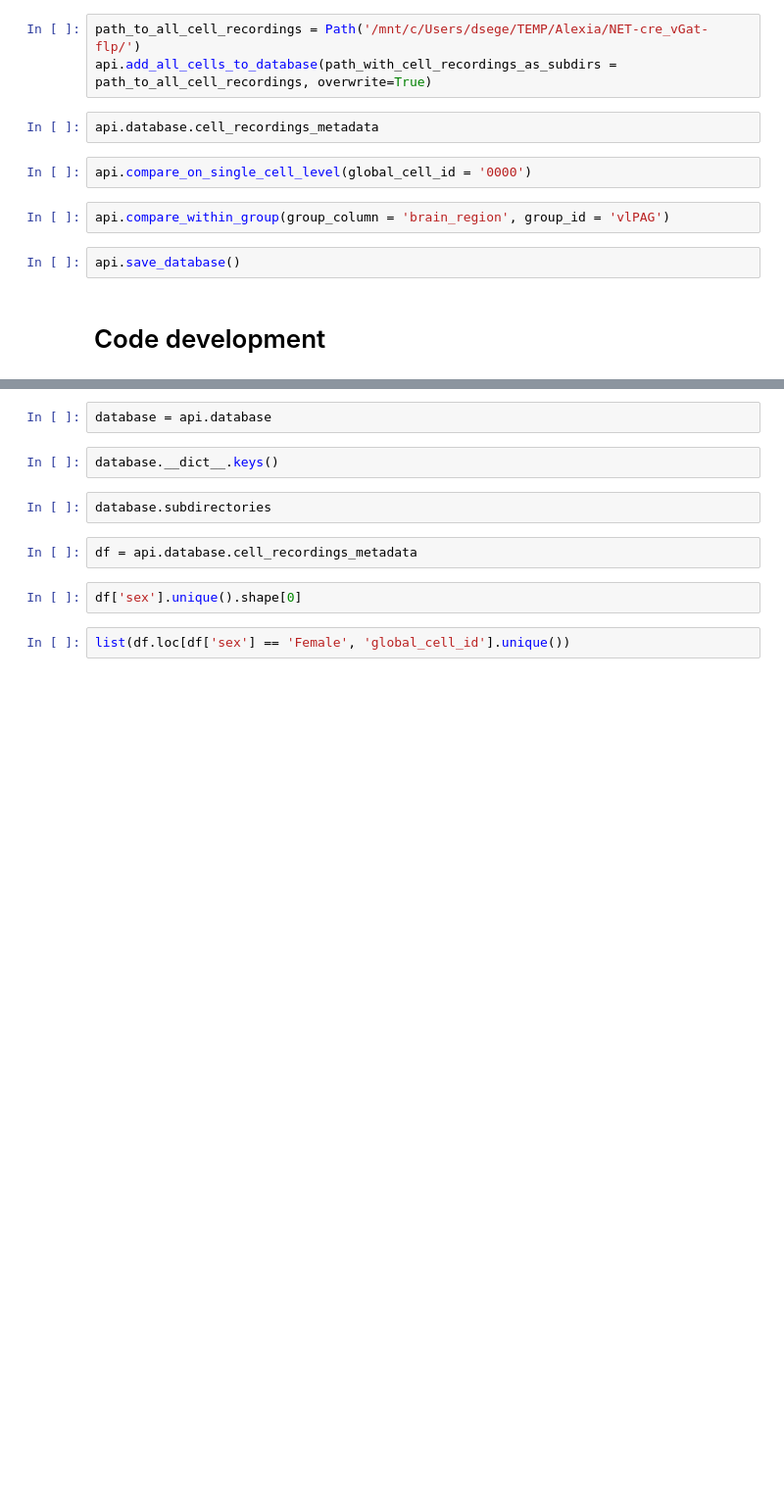
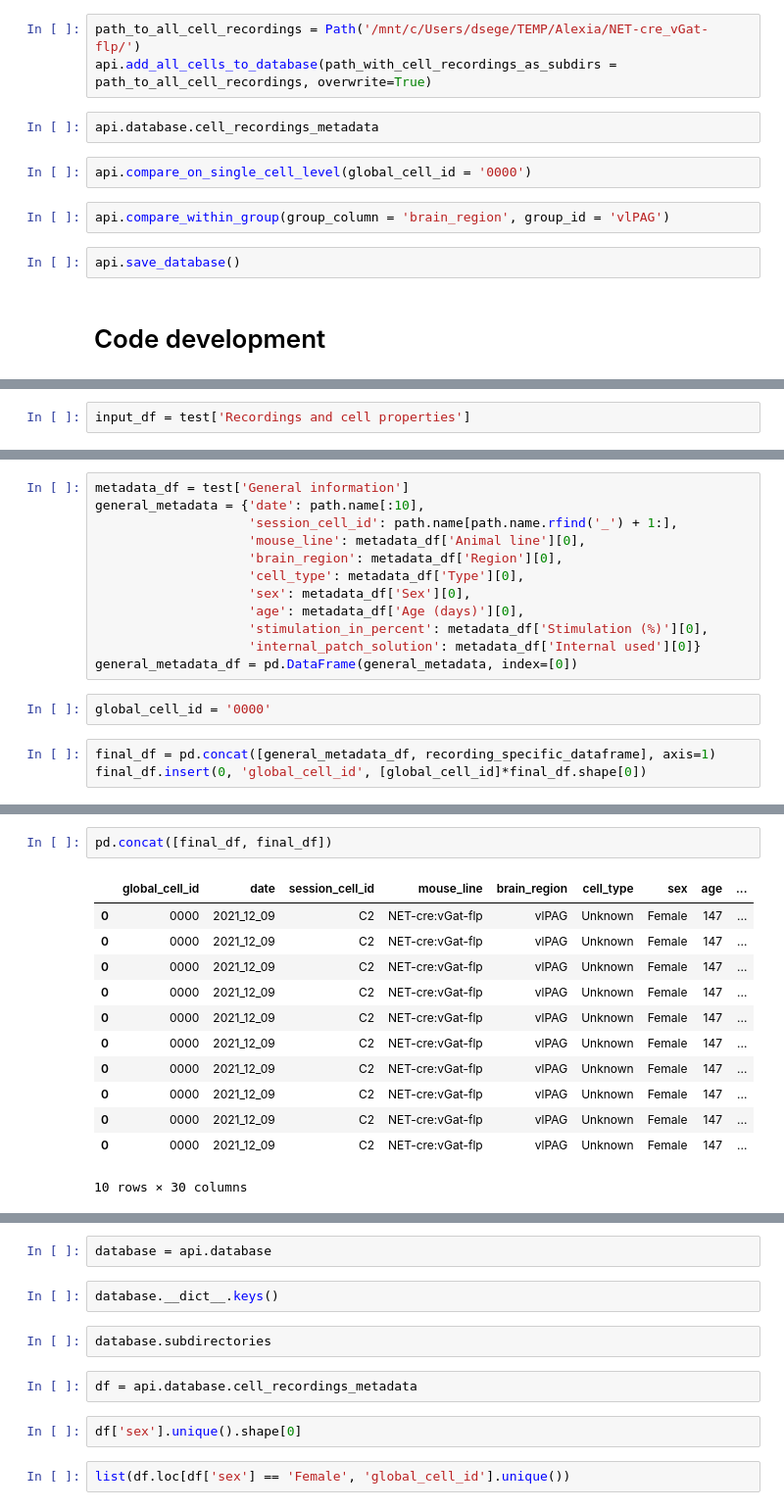
Before and after one commit to DennisDoll/DCLmeetsRETUNE, a Jupyter notebook: patch_clamp_analysis/api_playground.ipynb, the cells around one changed output, grey strips where cells are left out. Shown at 98% size. Drawn from its saved outputs; the diff is of its cells as text; blank space fills up the shorter version.

```diff
--- a/patch_clamp_analysis/api_playground.ipynb
+++ b/patch_clamp_analysis/api_playground.ipynb
@@ -26,0 +37,2 @@ api.save_database()
+# %%
+input_df = test['Recordings and cell properties']
@@ -26,0 +100,17 @@ api.save_database()
+# %%
+metadata_df = test['General information']
+general_metadata = {'date': path.name[:10],
+                    'session_cell_id': path.name[path.name.rfind('_') + 1:],
+                    'mouse_line': metadata_df['Animal line'][0],
+                    'brain_region': metadata_df['Region'][0],
+                    'cell_type': metadata_df['Type'][0],
+                    'sex': metadata_df['Sex'][0],
+                    'age': metadata_df['Age (days)'][0],
+                    'stimulation_in_percent': metadata_df['Stimulation (%)'][0],
+                    'internal_patch_solution': metadata_df['Internal used'][0]}
+general_metadata_df = pd.DataFrame(general_metadata, index=[0])
+# %%
+global_cell_id = '0000'
+# %%
+final_df = pd.concat([general_metadata_df, recording_specific_dataframe], axis=1)
+final_df.insert(0, 'global_cell_id', [global_cell_id]*final_df.shape[0])
@@ -26,0 +126,15 @@ api.save_database()
+# %%
+pd.concat([final_df, final_df])
+# %% [output]
+|  | global_cell_id | date | session_cell_id | mouse_line | brain_region | cell_type | sex | age | ... |
+| 0 | 0000 | 2021_12_09 | C2 | NET-cre:vGat-flp | vlPAG | Unknown | Female | 147 | ... |
+| 0 | 0000 | 2021_12_09 | C2 | NET-cre:vGat-flp | vlPAG | Unknown | Female | 147 | ... |
+| 0 | 0000 | 2021_12_09 | C2 | NET-cre:vGat-flp | vlPAG | Unknown | Female | 147 | ... |
+| 0 | 0000 | 2021_12_09 | C2 | NET-cre:vGat-flp | vlPAG | Unknown | Female | 147 | ... |
+| 0 | 0000 | 2021_12_09 | C2 | NET-cre:vGat-flp | vlPAG | Unknown | Female | 147 | ... |
+| 0 | 0000 | 2021_12_09 | C2 | NET-cre:vGat-flp | vlPAG | Unknown | Female | 147 | ... |
+| 0 | 0000 | 2021_12_09 | C2 | NET-cre:vGat-flp | vlPAG | Unknown | Female | 147 | ... |
+| 0 | 0000 | 2021_12_09 | C2 | NET-cre:vGat-flp | vlPAG | Unknown | Female | 147 | ... |
+| 0 | 0000 | 2021_12_09 | C2 | NET-cre:vGat-flp | vlPAG | Unknown | Female | 147 | ... |
+| 0 | 0000 | 2021_12_09 | C2 | NET-cre:vGat-flp | vlPAG | Unknown | Female | 147 | ... |
+10 rows × 30 columns
```
Also changed, not shown: parts of 15 cells of this notebook, 1 other file.
